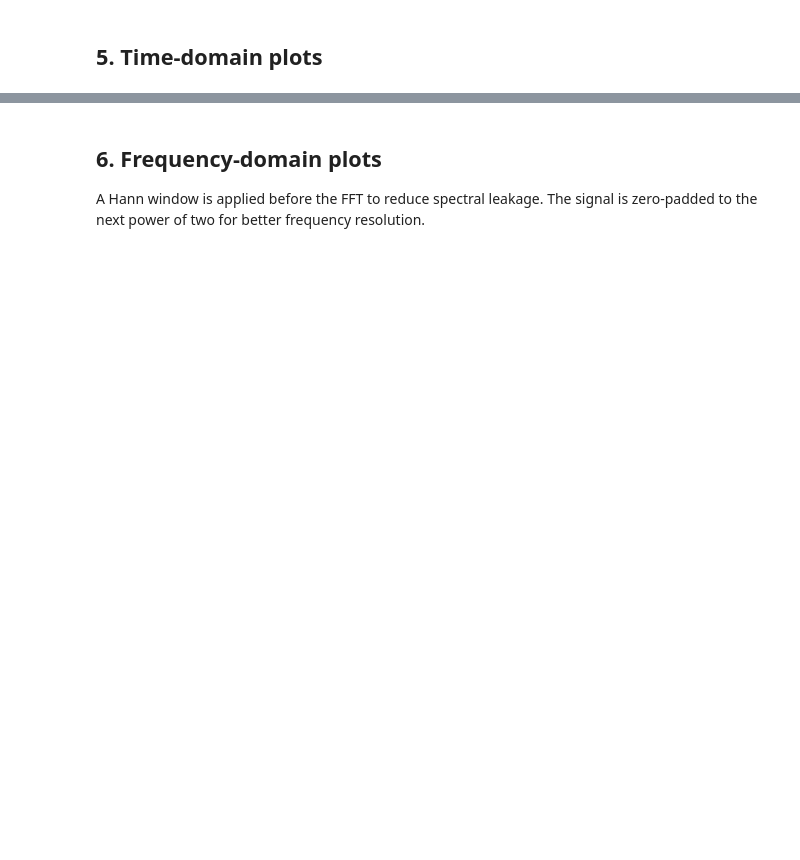
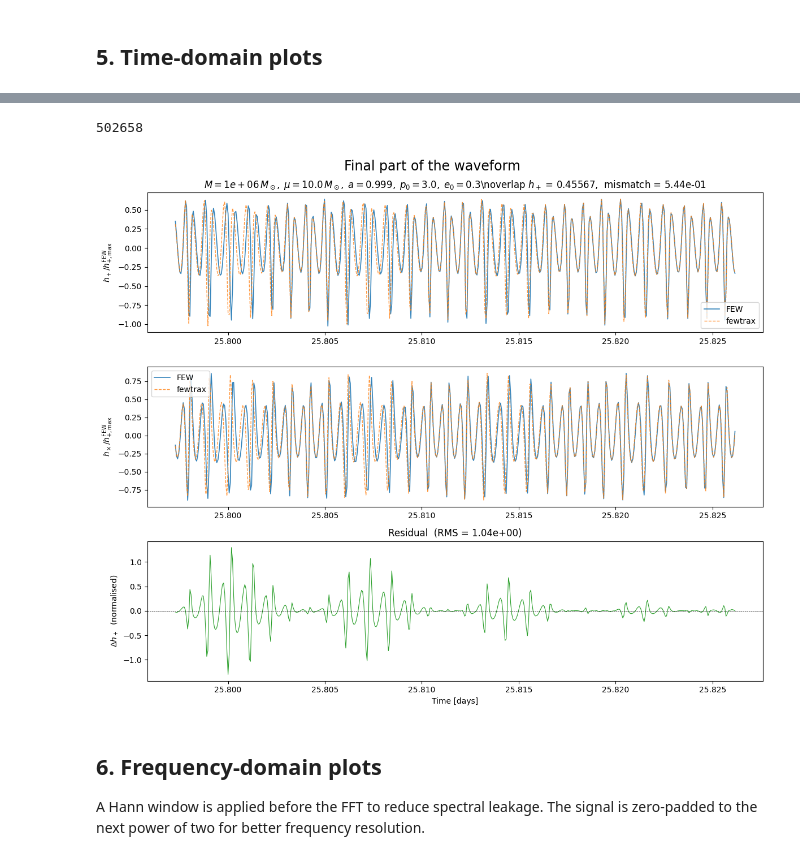
Before and after one commit to BertDepoorter/fewtrax, a Jupyter notebook: comparison/waveform_explorer.ipynb, the cells around one changed output, grey strips where cells are left out. Drawn from its saved outputs; the diff is of its cells as text; code cells hidden in the pictures; blank space fills up the shorter version.

```diff
--- a/comparison/waveform_explorer.ipynb
+++ b/comparison/waveform_explorer.ipynb
@@ -176,3 +231,51 @@ plt.show()
+# %%
+length_ft = len(hp_ft)
+# %%
+length_few = len(hp_few)
+length_few
+# %% [output]
+502658
+# %%
+# Final part of inspiral
+n_plot = min(len(hp_few), len(hp_ft))
+n_plot = 500
+start = min(length_ft, length_few) - n_plot - 1
+t_days = (start + np.arange(n_plot)) * dt / 86400.0
+
+scale = 1.0 / max(float(np.max(np.abs(hp_few[:n_plot]))), 1e-40)
+
+fig, axes = plt.subplots(3, 1, figsize=(12, 10))
+
+# h+
+axes[0].plot(t_days, hp_few[start:start+n_plot] * scale, label="FEW",     lw=1.2, alpha=0.9)
+axes[0].plot(t_days, hp_ft[start:start+n_plot]  * scale, label="fewtrax", lw=1.0, ls="--", alpha=0.8)
+axes[0].set_ylabel(r"$h_+ / h_{+,\max}^{\rm FEW}$")
+axes[0].set_title(
+    fr"$M={M:.0e}\,M_\odot,\; \mu={mu}\,M_\odot,\; a={a},\; p_0={p0},\; e_0={e0}$\n"
+    fr"overlap $h_+$ = {ov_hp:.5f},  mismatch = {mm_hp:.2e}"
+)
+axes[0].legend()
+
+# hx
+axes[1].plot(t_days, hx_few[start:start+n_plot] * scale, label="FEW",     lw=1.2, alpha=0.9)
+axes[1].plot(t_days, hx_ft[start:start+n_plot]  * scale, label="fewtrax", lw=1.0, ls="--", alpha=0.8)
+axes[1].set_ylabel(r"$h_\times / h_{+,\max}^{\rm FEW}$")
+axes[1].legend()
+
+# Residual
+residual = (hp_ft[start:start+n_plot] - hp_few[start:start+n_plot]) * scale
+axes[2].plot(t_days, residual, lw=0.8, color="C2")
+axes[2].axhline(0, color="k", lw=0.5, ls="--")
+axes[2].set_ylabel(r"$\Delta h_+$  (normalised)")
+axes[2].set_xlabel("Time [days]")
+axes[2].set_title(f"Residual  (RMS = {rms_hp:.2e})")
+
+fig.suptitle('Final part of the waveform', fontsize=17)
+
+plt.tight_layout()
+plt.show()
+# %% [output]
+[figure, added]
 # %% [markdown]
 ## 6. Frequency-domain plots
 
```
Also changed, not shown: parts of 15 cells of this notebook.
